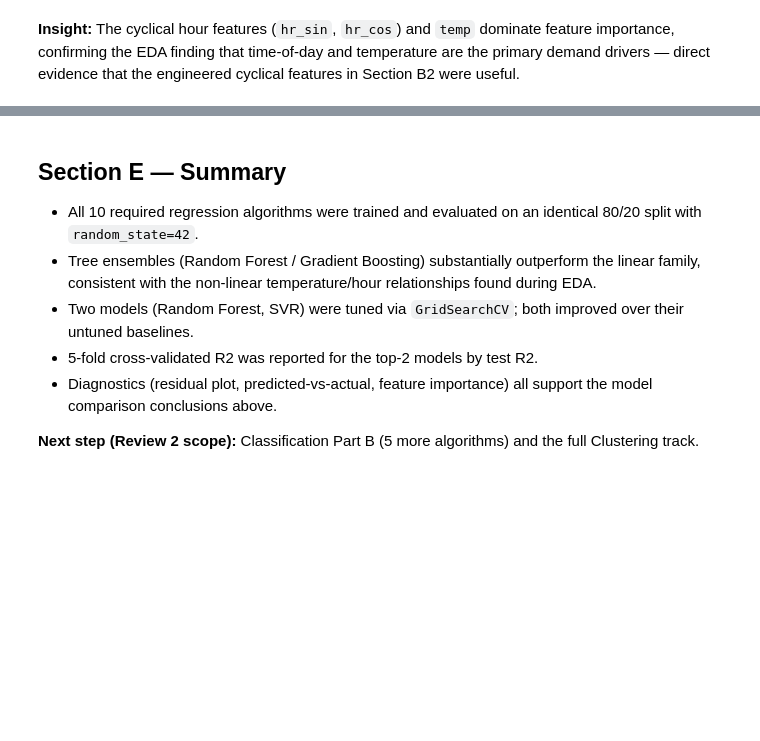
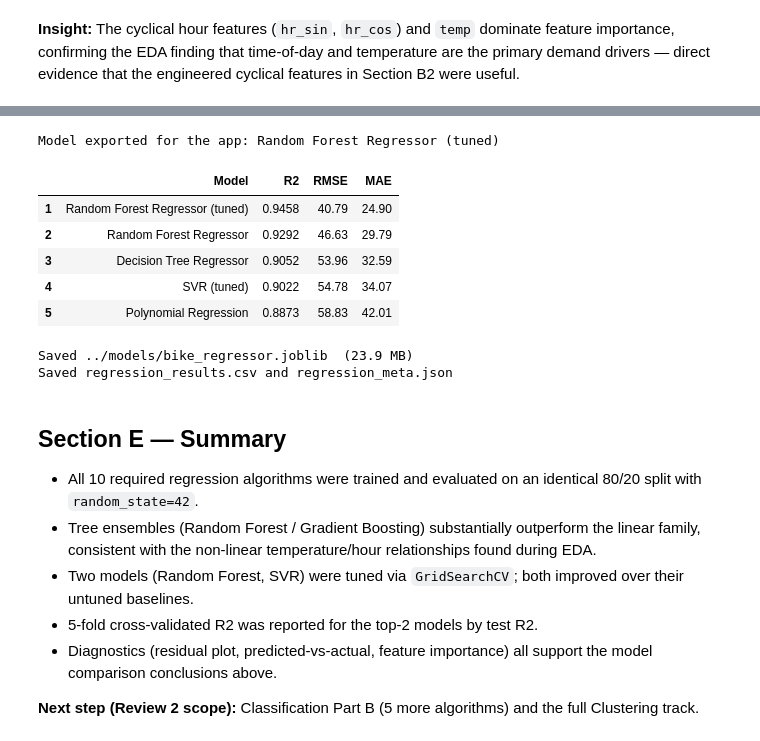
Before and after one commit to djjoy8247408969-netizen/ml_case_study, a Jupyter notebook: notebooks/regression.ipynb, the cells around one changed output, grey strips where cells are left out. Cells and saved outputs as stored; diff of their text form; code cells hidden in the pictures; blank space fills up the shorter version.

Commit message:
Sync Review 2 project components: add algorithms, plots, data structure, and dependencies

```diff
--- a/notebooks/regression.ipynb
+++ b/notebooks/regression.ipynb
@@ -574,3 +581,60 @@ useful.
+# %%
+import os, json, joblib
+
+MODELS_DIR = '../models'
+os.makedirs(MODELS_DIR, exist_ok=True)
+
+# Candidate pool = the 10 baseline pipelines + the two tuned pipelines from C3.
+candidates = {name: fitted_models[name] for name in results_df['Model']}
+candidates['Random Forest Regressor (tuned)'] = rf_grid.best_estimator_
+candidates['SVR (tuned)'] = svr_grid.best_estimator_
+
+final_scores = []
+for name, pipe in candidates.items():
+    p = pipe.predict(X_test)
+    final_scores.append({'Model': name, 'R2': r2_score(y_test, p),
+                         'RMSE': mean_squared_error(y_test, p) ** 0.5, 'MAE': mean_absolute_error(y_test, p)})
+final_scores_df = pd.DataFrame(final_scores).sort_values('R2', ascending=False).reset_index(drop=True)
+final_scores_df.index += 1
+
+final_reg_name = final_scores_df.iloc[0]['Model']
+final_reg_pipe = candidates[final_reg_name]
+print("Model exported for the app:", final_reg_name)
+final_scores_df.head(5).style.format({'R2':'{:.4f}','RMSE':'{:.2f}','MAE':'{:.2f}'})
+# %% [output]
+Model exported for the app: Random Forest Regressor (tuned)
+|  | Model | R2 | RMSE | MAE |
+| 1 | Random Forest Regressor (tuned) | 0.9458 | 40.79 | 24.90 |
+| 2 | Random Forest Regressor | 0.9292 | 46.63 | 29.79 |
+| 3 | Decision Tree Regressor | 0.9052 | 53.96 | 32.59 |
+| 4 | SVR (tuned) | 0.9022 | 54.78 | 34.07 |
+| 5 | Polynomial Regression | 0.8873 | 58.83 | 42.01 |
+# %%
+model_path = f'{MODELS_DIR}/bike_regressor.joblib'
+# LZMA compression: ~24 MB instead of ~42 MB (a 200-tree forest is large), keeps the repo/app light; loads in ~3 s.
+joblib.dump(final_reg_pipe, model_path, compress=('lzma', 6))
+print(f"Saved {model_path}  ({os.path.getsize(model_path)/1e6:.1f} MB)")
+
+# Results table + small metadata file used by the app's dashboard pages.
+final_scores_df.to_csv(f'{MODELS_DIR}/regression_results.csv', index_label='Rank')
+hourly_profile = df.groupby(['workingday', 'hr'])['cnt'].mean().round(1).reset_index()
+reg_meta = {
+    'model_name': final_reg_name,
+    'metrics': final_scores_df.iloc[0][['R2', 'RMSE', 'MAE']].astype(float).round(4).to_dict(),
+    'categorical_cols': CATEGORICAL_COLS,
+    'numeric_cols': NUMERIC_COLS,
+    'rush_hours': [7, 8, 9, 17, 18, 19],
+    # UCI normalisation constants (Readme.txt): temp/41, atemp/50, hum/100, windspeed/67
+    'scale_constants': {'temp': 41, 'atemp': 50, 'hum': 100, 'windspeed': 67},
+    'hourly_profile': hourly_profile.to_dict(orient='list'),
+    'n_train': int(len(X_train)), 'n_test': int(len(X_test)),
+}
+with open(f'{MODELS_DIR}/regression_meta.json', 'w') as f:
+    json.dump(reg_meta, f, indent=2)
+print("Saved regression_results.csv and regression_meta.json")
+# %% [output]
+Saved ../models/bike_regressor.joblib  (23.9 MB)
+Saved regression_results.csv and regression_meta.json
 # %% [markdown]
 ## Section E — Summary
 
```
Also changed, not shown: parts of 1 cell of this notebook, 50 other files.
